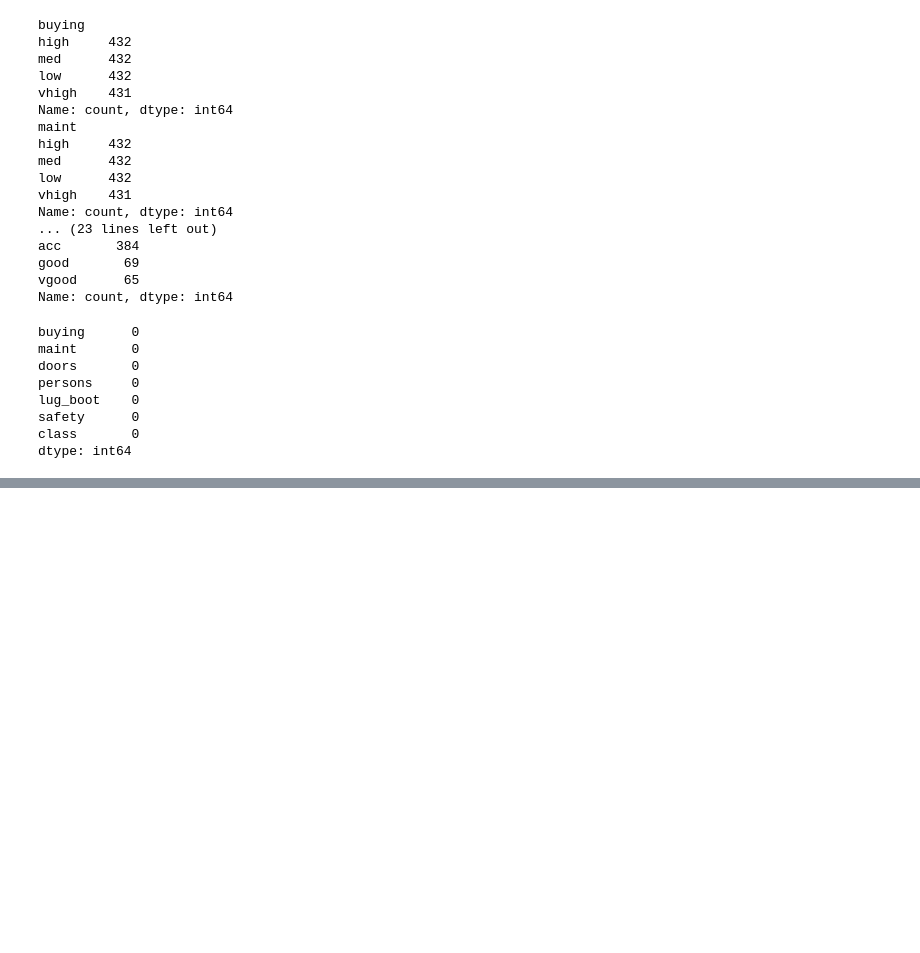
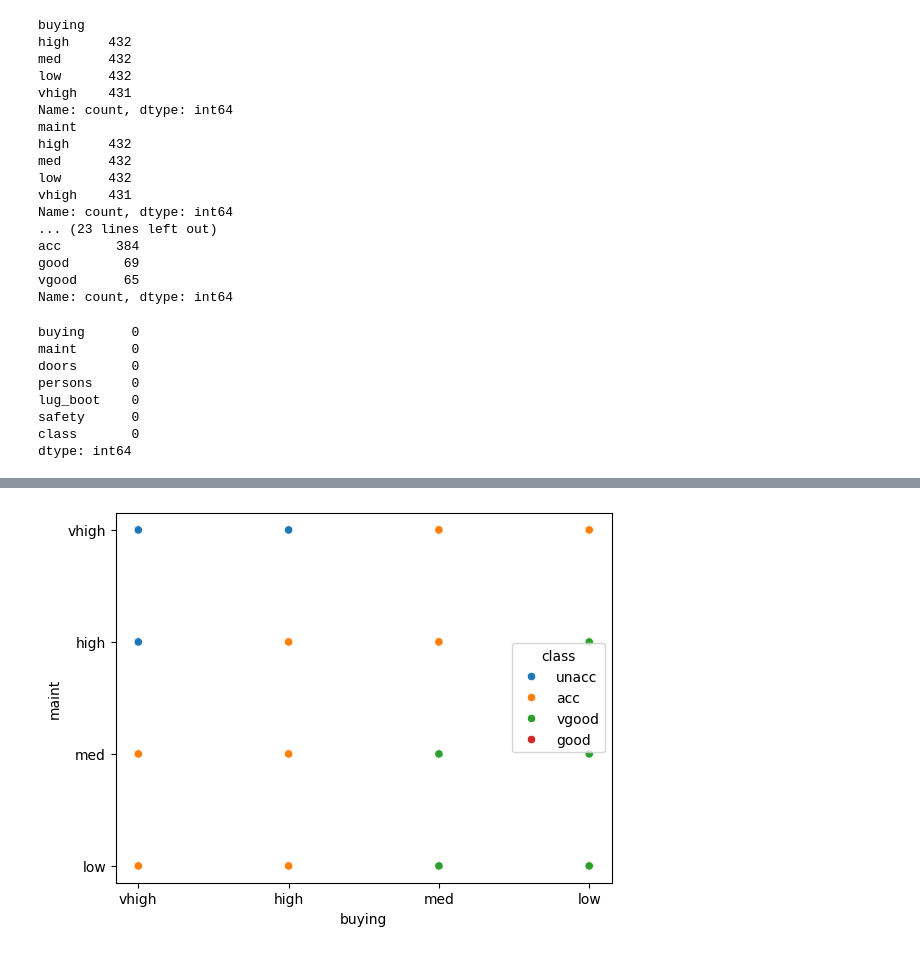
Before and after one commit to AbdullahTurgut/Machine-Learning, a Jupyter notebook: 14- DecisionTreeClassifier.ipynb, the cells around one changed output, grey strips where cells are left out. Cells and saved outputs as stored; diff of their text form; code cells hidden in the pictures; blank space fills up the shorter version.

```diff
--- a/14- DecisionTreeClassifier.ipynb
+++ b/14- DecisionTreeClassifier.ipynb
@@ -64,0 +86,4 @@ dtype: int64
+# %%
+df['doors'] = df['doors'].replace('5more','5')
+# %%
+df['doors'] = df['doors'].astype(int)
@@ -64,0 +94,4 @@ dtype: int64
+# %%
+df['persons'] = df['persons'].replace('more','5')
+# %%
+df['persons'] = df['persons'].astype(int)
@@ -64,0 +115,5 @@ dtype: int64
+# %%
+sns.scatterplot(x=df['buying'],y=df['maint'],hue=df['class'])
+plt.show()
+# %% [output]
+[figure, added]
```
Also changed, not shown: parts of 9 cells of this notebook.
